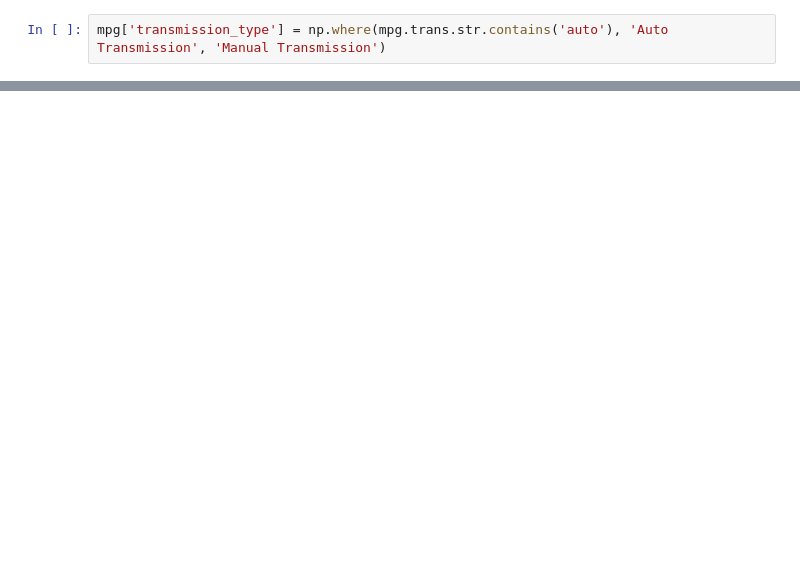
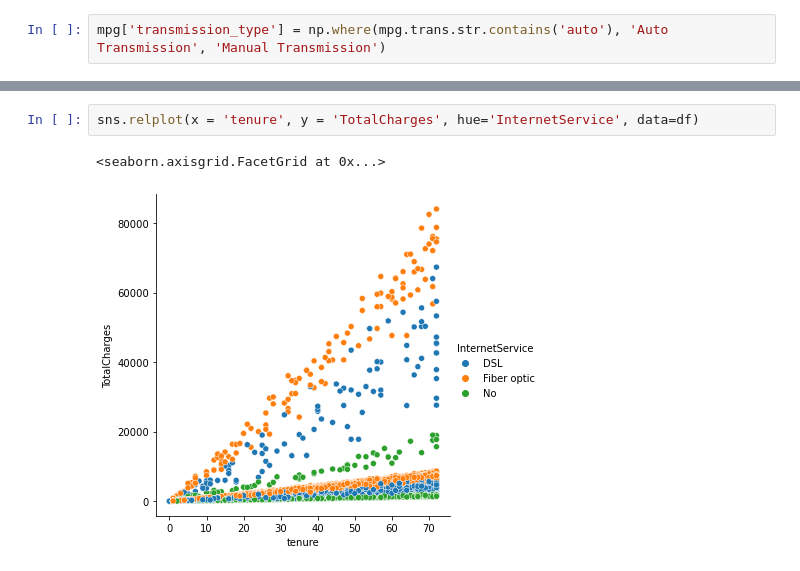
Before and after one commit to katherinesalazar/statistics-exercises, a Jupyter notebook: hypothesis_testing.ipynb, the cells around one changed output, grey strips where cells are left out. Saved outputs shown, nothing was run; the diff lists cells and outputs as text; blank space fills up the shorter version.

```diff
--- a/hypothesis_testing.ipynb
+++ b/hypothesis_testing.ipynb
@@ -389,0 +387,5 @@ Text(0.5, 1.0, 'Is mileage different by transmission type?')
+# %%
+sns.relplot(x = 'tenure', y = 'TotalCharges', hue='InternetService', data=df)
+# %% [output]
+<seaborn.axisgrid.FacetGrid at 0x...>
+[figure, added]
```
Also changed, not shown: parts of 90 cells of this notebook.
